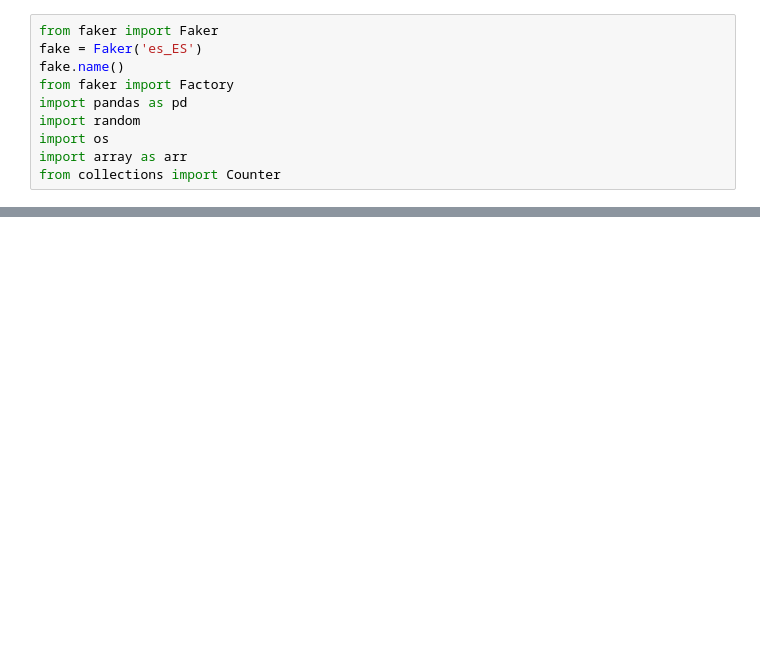
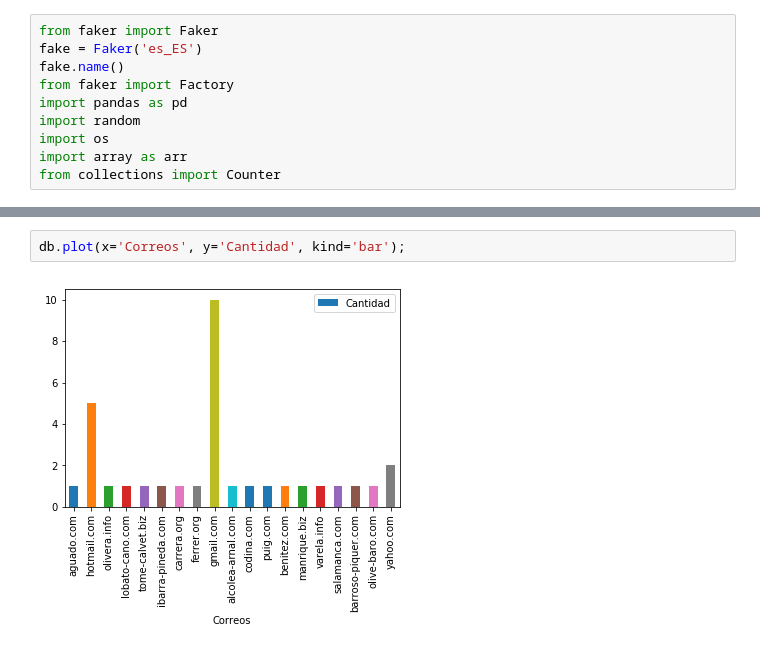
Before and after one commit to danirntx/jupyter-servicios, a Jupyter notebook: EjercicioCorreos.ipynb, the cells around one changed output, grey strips where cells are left out. Drawn from its saved outputs; the diff is of its cells as text; blank space fills up the shorter version.

Commit message:
Grafica Correos mas usados

```diff
--- a/EjercicioCorreos.ipynb
+++ b/EjercicioCorreos.ipynb
@@ -101,0 +103,4 @@ db
+# %%
+db.plot(x='Correos', y='Cantidad', kind='bar');
+# %% [output]
+[figure, added]
```
Also changed, not shown: parts of 4 cells of this notebook.
